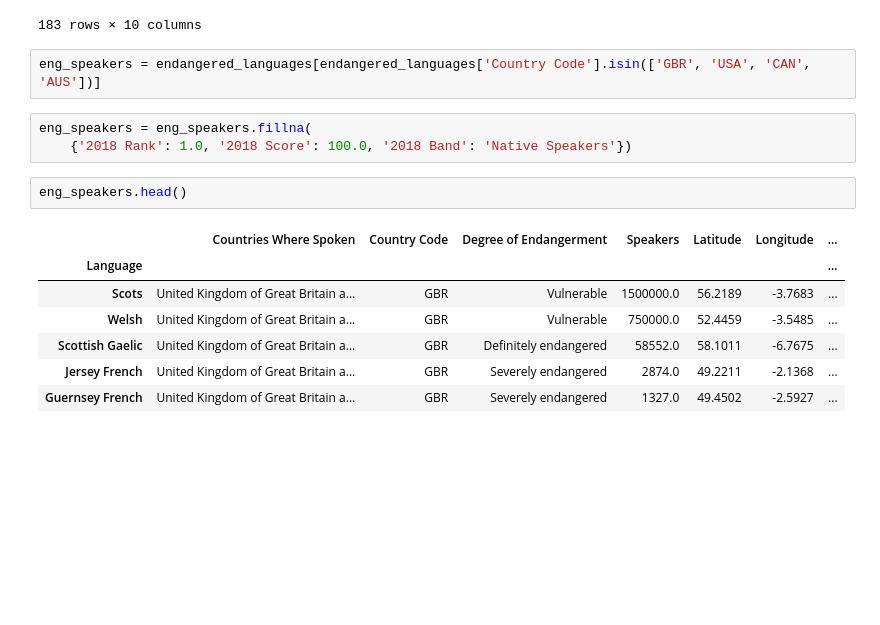
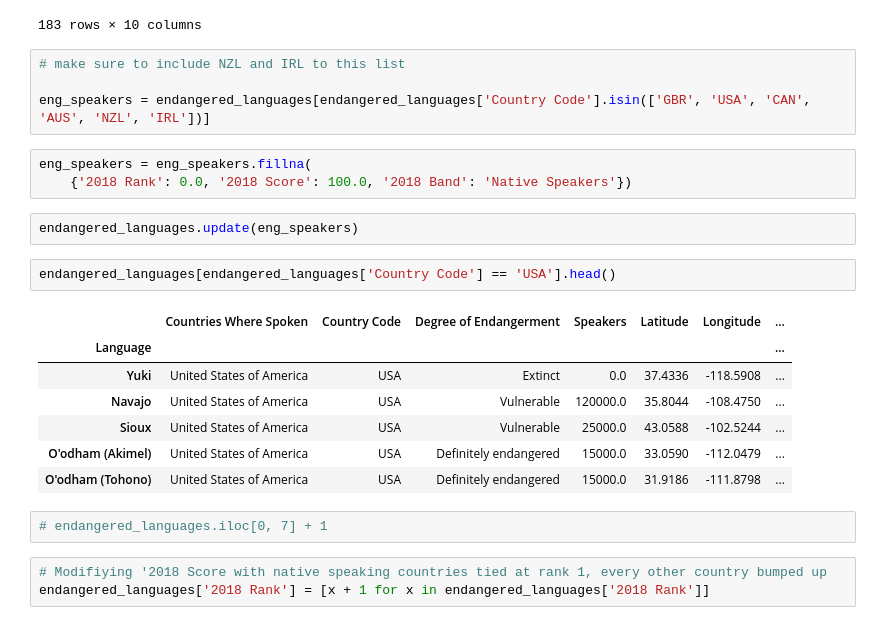
Before and after one commit to AlexEBall/Endangered_Languages_Capstone_Proj_1, a Jupyter notebook: Testing.ipynb, the cells around one changed output. Saved outputs shown, nothing was run; the diff lists cells and outputs as text; blank space fills up the shorter version.

```diff
--- a/Testing.ipynb
+++ b/Testing.ipynb
@@ -132,17 +132,26 @@ endangered_languages.loc[missing_speakers]
 | Scanian | Denmark, Sweden | DNK | Vulnerable | NaN | 55.7240 | 13.6614 | ... |
 183 rows × 10 columns
 # %%
-eng_speakers = endangered_languages[endangered_languages['Country Code'].isin(['GBR', 'USA', 'CAN', 'AUS'])]
+# make sure to include NZL and IRL to this list
+
+eng_speakers = endangered_languages[endangered_languages['Country Code'].isin(['GBR', 'USA', 'CAN', 'AUS', 'NZL', 'IRL'])]
 # %%
 eng_speakers = eng_speakers.fillna(
-    {'2018 Rank': 1.0, '2018 Score': 100.0, '2018 Band': 'Native Speakers'})
+    {'2018 Rank': 0.0, '2018 Score': 100.0, '2018 Band': 'Native Speakers'})
-# %%
-eng_speakers.head()
-# %% [output]
-|  | Countries Where Spoken | Country Code | Degree of Endangerment | Speakers | Latitude | Longitude | ... |
-| Language |  |  |  |  |  |  | ... |
-| Scots | United Kingdom of Great Britain a... | GBR | Vulnerable | 1500000.0 | 56.2189 | -3.7683 | ... |
-| Welsh | United Kingdom of Great Britain a... | GBR | Vulnerable | 750000.0 | 52.4459 | -3.5485 | ... |
-| Scottish Gaelic | United Kingdom of Great Britain a... | GBR | Definitely endangered | 58552.0 | 58.1011 | -6.7675 | ... |
-| Jersey French | United Kingdom of Great Britain a... | GBR | Severely endangered | 2874.0 | 49.2211 | -2.1368 | ... |
-| Guernsey French | United Kingdom of Great Britain a... | GBR | Severely endangered | 1327.0 | 49.4502 | -2.5927 | ... |
+# %%
+endangered_languages.update(eng_speakers)
+# %%
+endangered_languages[endangered_languages['Country Code'] == 'USA'].head()
+# %% [output]
+|  | Countries Where Spoken | Country Code | Degree of Endangerment | Speakers | Latitude | Longitude | ... |
+| Language |  |  |  |  |  |  | ... |
+| Yuki | United States of America | USA | Extinct | 0.0 | 37.4336 | -118.5908 | ... |
+| Navajo | United States of America | USA | Vulnerable | 120000.0 | 35.8044 | -108.4750 | ... |
+| Sioux | United States of America | USA | Vulnerable | 25000.0 | 43.0588 | -102.5244 | ... |
+| O'odham (Akimel) | United States of America | USA | Definitely endangered | 15000.0 | 33.0590 | -112.0479 | ... |
+| O'odham (Tohono) | United States of America | USA | Definitely endangered | 15000.0 | 31.9186 | -111.8798 | ... |
+# %%
+# endangered_languages.iloc[0, 7] + 1
+# %%
+# Modifiying '2018 Score with native speaking countries tied at rank 1, every other country bumped up
+endangered_languages['2018 Rank'] = [x + 1 for x in endangered_languages['2018 Rank']]
```
Also changed, not shown: parts of 6 cells of this notebook.
